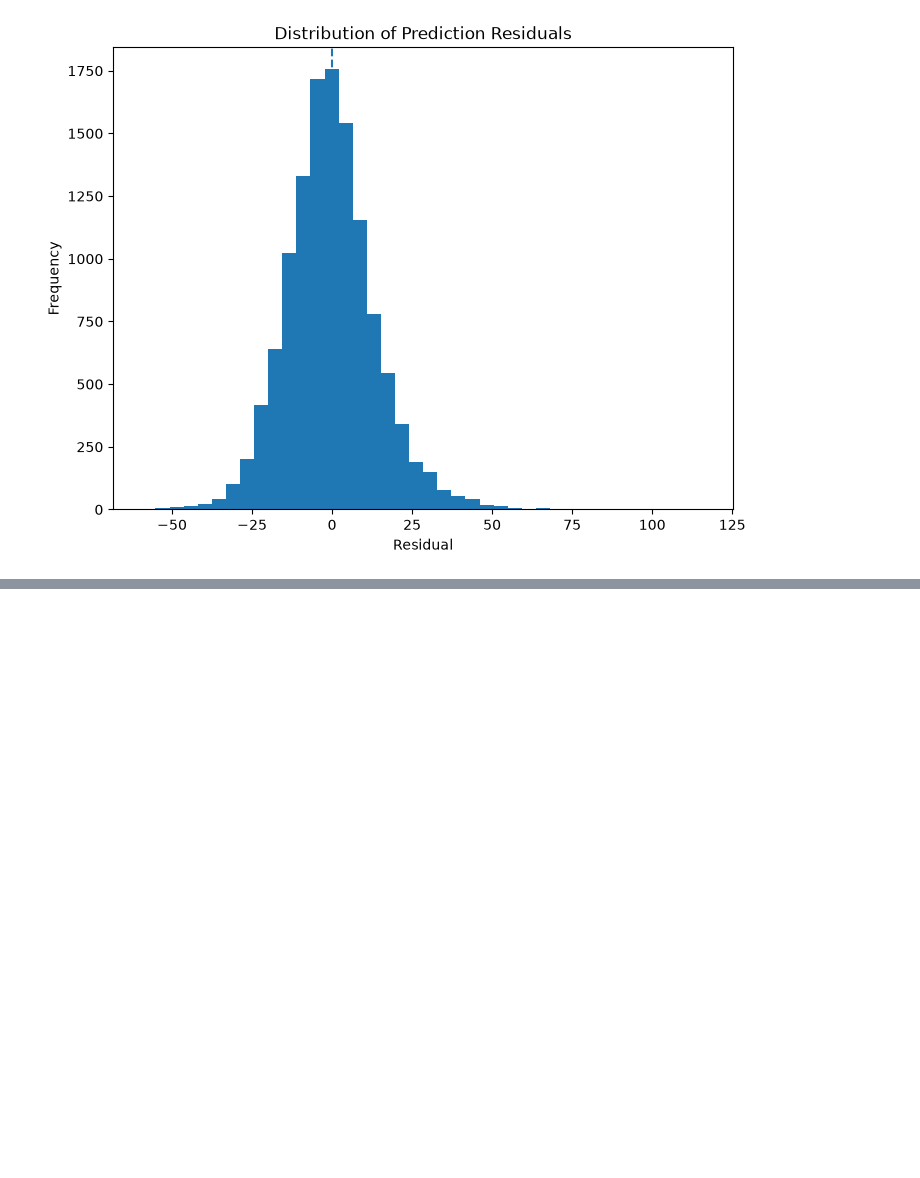
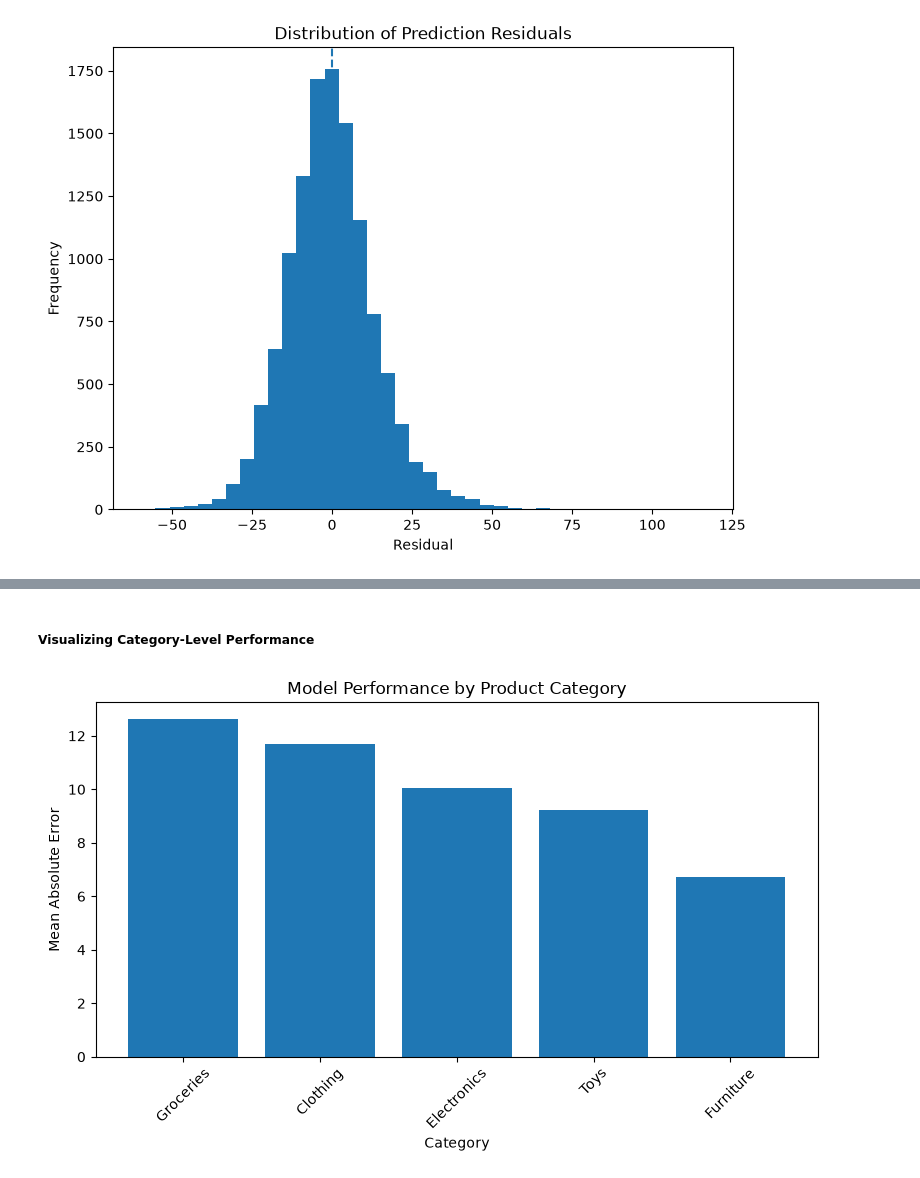
Before and after one commit to TejasMJ/retail-demand-intelligence, a Jupyter notebook: notebooks/06_model_evaluation.ipynb, the cells around one changed output, grey strips where cells are left out. Cells and saved outputs as stored; diff of their text form; code cells hidden in the pictures; blank space fills up the shorter version.

Commit message:
Model performance evaluated by category

```diff
--- a/notebooks/06_model_evaluation.ipynb
+++ b/notebooks/06_model_evaluation.ipynb
@@ -595,0 +701,15 @@ plt.show()
+# %%
+# Calculating the Root Mean Squared Error for each product category.
+
+category_rmse = (
+    error_analysis
+    .groupby('Category')['Residual']
+    .apply(
+        lambda x: np.sqrt(
+            np.mean(x ** 2)
+        )
+    )
+    .sort_values(ascending=False)
+)
+
+category_rmse
@@ -595,0 +724,9 @@ plt.show()
+# %%
+# Combining category-level MAE and RMSE into a single evaluation table.
+
+category_performance = pd.DataFrame({
+    'MAE': category_mae,
+    'RMSE': category_rmse
+})
+
+category_performance
@@ -595,0 +741,23 @@ plt.show()
+# %% [markdown]
+##### Visualizing Category-Level Performance
+# %%
+# Visualizing Mean Absolute Error across product categories.
+
+plt.figure(figsize=(8, 5))
+
+plt.bar(
+    category_performance.index,
+    category_performance['MAE']
+)
+
+plt.xlabel('Category')
+plt.ylabel('Mean Absolute Error')
+plt.title('Model Performance by Product Category')
+
+plt.xticks(rotation=45)
+
+plt.tight_layout()
+
+plt.show()
+# %% [output]
+[figure, added]
```
Also changed, not shown: parts of 13 cells of this notebook.
